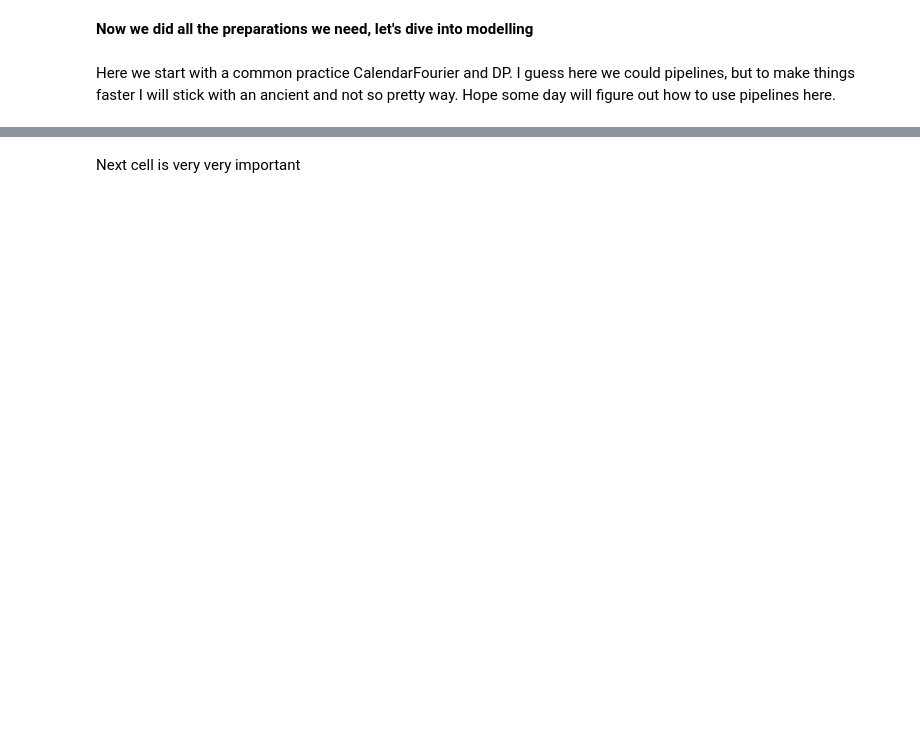
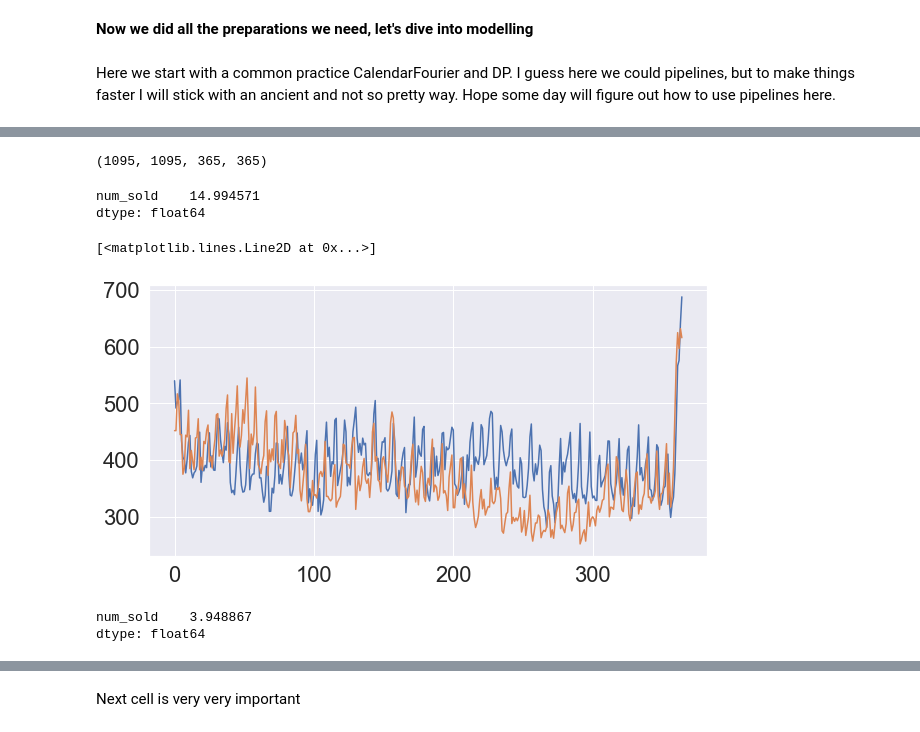
Before and after one commit to Serueja/kaggle-comps, a Jupyter notebook: tabular_playground_series/t_p_s_init.ipynb, the cells around one changed output, grey strips where cells are left out. Cells and saved outputs as stored; diff of their text form; code cells hidden in the pictures; blank space fills up the shorter version.

Commit message:
finding out what scores does simple linear model provide with deterministic process and calendar fourier, next stop - to use advanced algorithms

```diff
--- a/tabular_playground_series/t_p_s_init.ipynb
+++ b/tabular_playground_series/t_p_s_init.ipynb
@@ -479,0 +395,44 @@ dp_d_r_2 = DeterministicProcess(
+# %%
+#тут будет сэмпл и аут оф сэмпл + дата для обучения + дата для проверки
+
+experiment_in_sample = experiment_dp.in_sample()
+
+experiment_out_of_sample = experiment_dp.out_of_sample(steps=365)
+
+#data for learning
+
+experiment_train_y = X_train[0][:1095]['num_sold']
+experiment_test_y = X_train[0][1096:]['num_sold']
+
+experiment_train_y = experiment_train_y.reset_index()
+experiment_train_y.drop('index', axis = 1, inplace=True)
+experiment_test_y = experiment_test_y.reset_index()
+experiment_test_y.drop('index', axis = 1, inplace=True)
+
+len(experiment_train_y), len(experiment_in_sample), len(experiment_out_of_sample), len(experiment_test_y)
+# %% [output]
+(1095, 1095, 365, 365)
+# %%
+#эта ячейка будет для обучения и валидации модельки
+
+experiment_linear_model = LinearRegression(fit_intercept=False)
+
+experiment_linear_model.fit(experiment_in_sample,experiment_train_y)
+
+smape(experiment_linear_model.predict(experiment_out_of_sample), experiment_test_y)
+
+#smape очень высокая, что говорит о переобученности модели
+# %% [output]
+num_sold    14.994571
+dtype: float64
+# %%
+plt.plot(experiment_linear_model.predict(experiment_out_of_sample))
+plt.plot(experiment_test_y)
+# %% [output]
+[<matplotlib.lines.Line2D at 0x...>]
+[figure, added]
+# %%
+smape(experiment_linear_model.predict(experiment_in_sample), experiment_train_y)
+# %% [output]
+num_sold    3.948867
+dtype: float64
```
Also changed, not shown: parts of 26 cells of this notebook.
